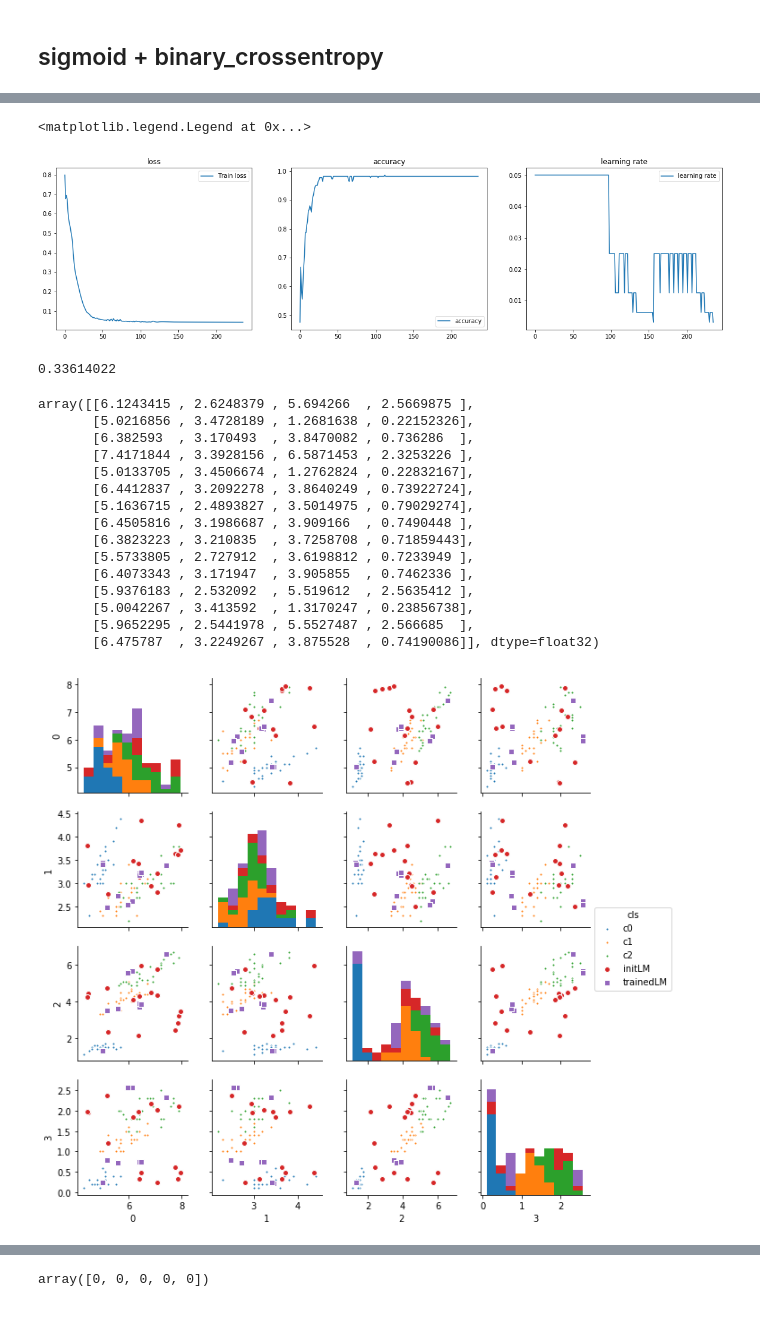
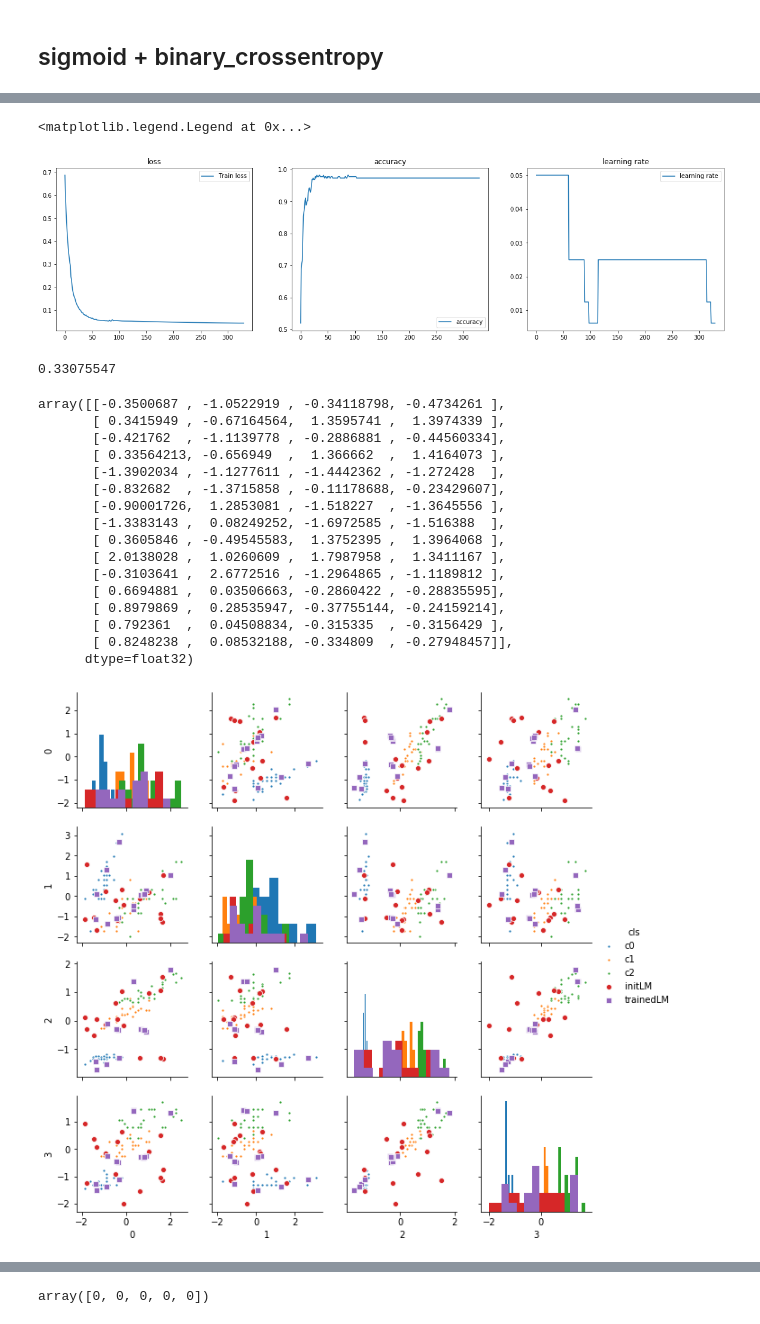
Before and after one commit to darecophoenixx/wordroid.sblo.jp, a Jupyter notebook: demo/gkernel/RBFClassifier/dev_001-iris.ipynb, the cells around one changed output, grey strips where cells are left out. Drawn from its saved outputs; the diff is of its cells as text; code cells hidden in the pictures.

```diff
--- a/demo/gkernel/RBFClassifier/dev_001-iris.ipynb
+++ b/demo/gkernel/RBFClassifier/dev_001-iris.ipynb
@@ -40,8 +40,11 @@ from keras_ex.gkernel.sklearn import (
     make_model
 )
 # %%
+from sklearn import preprocessing
+
 iris = datasets.load_iris()
 X = iris.data.astype(np.float32)
+X = preprocessing.scale(X)
 Y = iris.target
 N = Y.size
 Y2 = keras.utils.to_categorical(Y, num_classes=3)
@@ -981,0 +745,4 @@ array([[5.80378963, 2.54193914, 3.32703104, 0.43789782],
+# %%
+num_lm = 25
+gmm = GaussianMixture(n_components=num_lm, covariance_type='tied')
+gmm.fit(xtrain)
@@ -1296,10 +1272,10 @@ weighted avg       0.96      0.96      0.96        75
 # %%
 num_lm = 15
 init_lm = np.c_[
-    np.random.random((num_lm,))*4+4,
-    np.random.random((num_lm,))*2+2.5,
-    np.random.random((num_lm,))*4+2,
-    np.random.random((num_lm,))*2.5
+    np.random.random((num_lm,))*4-2,
+    np.random.random((num_lm,))*4-2,
+    np.random.random((num_lm,))*4-2,
+    np.random.random((num_lm,))*4-2
 ]
 
 clf = RBFClassifier(
@@ -1338,5 +1314,5 @@ fig = sns.pairplot(df, markers=['.']*3+['o'], hue='cls', size=2.2, diag_kind='hi
 # %%
 %%time
 #hst = clf.fit(xtrain, ytrain, epochs=500, batch_size=256, verbose=0)
-hst = clf.fit(xtrain, ytrain, epochs=200, verbose=0)
+hst = clf.fit(xtrain, ytrain, epochs=50, verbose=0)
 # %% [output]
@@ -1355,41 +1331,42 @@ ax[1].legend()
 ax[2].legend()
 # %% [output]
 <matplotlib.legend.Legend at 0x...>
-[figure, old version]
+[figure, new version]
 # %%
 '''
 gamma
 '''
 clf.current_gamma()
 # %% [output]
-0.33614022
+0.33075547
 # %%
 lm = clf.current_lm()
 lm
 # %% [output]
-array([[6.1243415 , 2.6248379 , 5.694266  , 2.5669875 ],
-       [5.0216856 , 3.4728189 , 1.2681638 , 0.22152326],
-       [6.382593  , 3.170493  , 3.8470082 , 0.736286  ],
-       [7.4171844 , 3.3928156 , 6.5871453 , 2.3253226 ],
-       [5.0133705 , 3.4506674 , 1.2762824 , 0.22832167],
-       [6.4412837 , 3.2092278 , 3.8640249 , 0.73922724],
-       [5.1636715 , 2.4893827 , 3.5014975 , 0.79029274],
-       [6.4505816 , 3.1986687 , 3.909166  , 0.7490448 ],
-       [6.3823223 , 3.210835  , 3.7258708 , 0.71859443],
-       [5.5733805 , 2.727912  , 3.6198812 , 0.7233949 ],
-       [6.4073343 , 3.171947  , 3.905855  , 0.7462336 ],
-       [5.9376183 , 2.532092  , 5.519612  , 2.5635412 ],
-       [5.0042267 , 3.413592  , 1.3170247 , 0.23856738],
-       [5.9652295 , 2.5441978 , 5.5527487 , 2.566685  ],
-       [6.475787  , 3.2249267 , 3.875528  , 0.74190086]], dtype=float32)
+array([[-0.3500687 , -1.0522919 , -0.34118798, -0.4734261 ],
+       [ 0.3415949 , -0.67164564,  1.3595741 ,  1.3974339 ],
+       [-0.421762  , -1.1139778 , -0.2886881 , -0.44560334],
+       [ 0.33564213, -0.656949  ,  1.366662  ,  1.4164073 ],
+       [-1.3902034 , -1.1277611 , -1.4442362 , -1.272428  ],
+       [-0.832682  , -1.3715858 , -0.11178688, -0.23429607],
+       [-0.90001726,  1.2853081 , -1.518227  , -1.3645556 ],
+       [-1.3383143 ,  0.08249252, -1.6972585 , -1.516388  ],
+       [ 0.3605846 , -0.49545583,  1.3752395 ,  1.3964068 ],
+       [ 2.0138028 ,  1.0260609 ,  1.7987958 ,  1.3411167 ],
+       [-0.3103641 ,  2.6772516 , -1.2964865 , -1.1189812 ],
+       [ 0.6694881 ,  0.03506663, -0.2860422 , -0.28835595],
+       [ 0.8979869 ,  0.28535947, -0.37755144, -0.24159214],
+       [ 0.792361  ,  0.04508834, -0.315335  , -0.3156429 ],
+       [ 0.8248238 ,  0.08532188, -0.334809  , -0.27948457]],
+      dtype=float32)
 # %%
 df = pd.DataFrame(np.r_[xtrain, init_lm, lm])
 df['cls'] = ['c'+str(ee) for ee in np.argmax(ytrain, axis=1)] + ['initLM']*init_lm.shape[0] + ['trainedLM']*lm.shape[0]
 df.head()
 
-fig = sns.pairplot(df, markers=['.']*3+['o','s'], hue='cls', size=2.2, diag_kind='hist')
+fig = sns.pairplot(df, markers=['.']*3+['o','s'], hue='cls', height=2.2, diag_kind='hist')
 # %% [output]
-[figure, old version]
+[figure, new version]
 # %%
 clf.predict_proba(xtrain)[:5]
 # %% [output]
```
Also changed, not shown: parts of 131 cells of this notebook, 4 other files.
